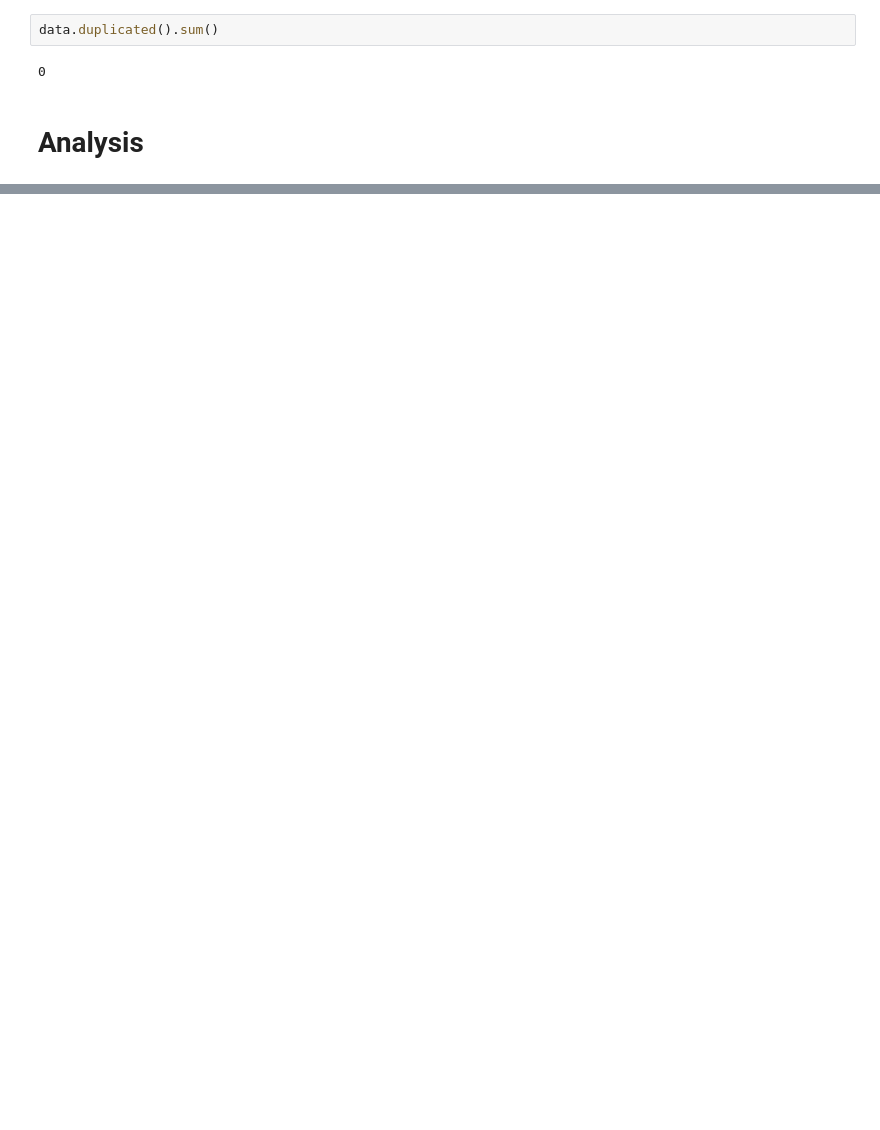
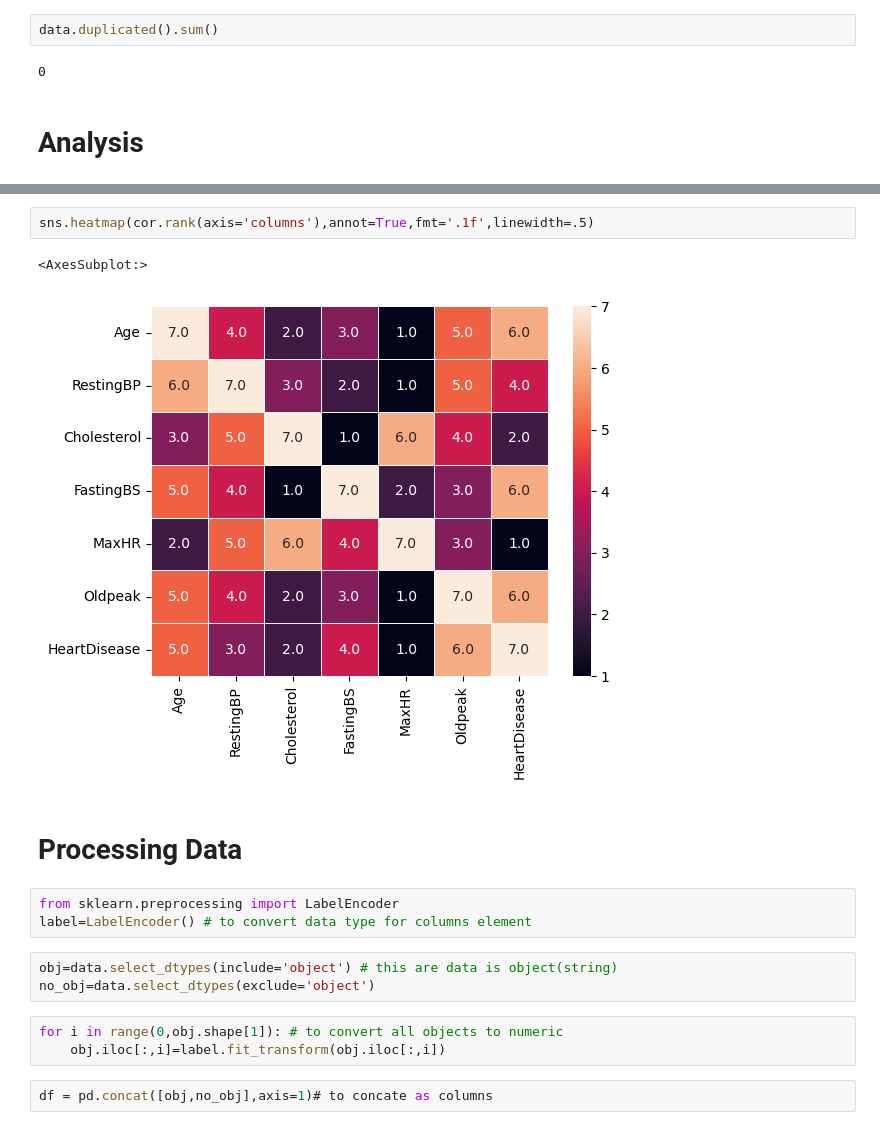
Before and after one commit to jogovhMohamedEldeeb/data_science, a Jupyter notebook: Untitled.ipynb, the cells around one changed output, grey strips where cells are left out. Saved outputs shown, nothing was run; the diff lists cells and outputs as text; blank space fills up the shorter version.

```diff
--- a/Untitled.ipynb
+++ b/Untitled.ipynb
@@ -205,0 +105,18 @@ ValueError: All arrays must be of the same length
+# %%
+sns.heatmap(cor.rank(axis='columns'),annot=True,fmt='.1f',linewidth=.5)
+# %% [output]
+<AxesSubplot:>
+[figure, added]
+# %% [markdown]
+# Processing Data
+# %%
+from sklearn.preprocessing import LabelEncoder
+label=LabelEncoder() # to convert data type for columns element
+# %%
+obj=data.select_dtypes(include='object') # this are data is object(string)
+no_obj=data.select_dtypes(exclude='object')
+# %%
+for i in range(0,obj.shape[1]): # to convert all objects to numeric
+    obj.iloc[:,i]=label.fit_transform(obj.iloc[:,i])
+# %%
+df = pd.concat([obj,no_obj],axis=1)# to concate as columns
```
Also changed, not shown: parts of 45 cells of this notebook, 1 other file.
